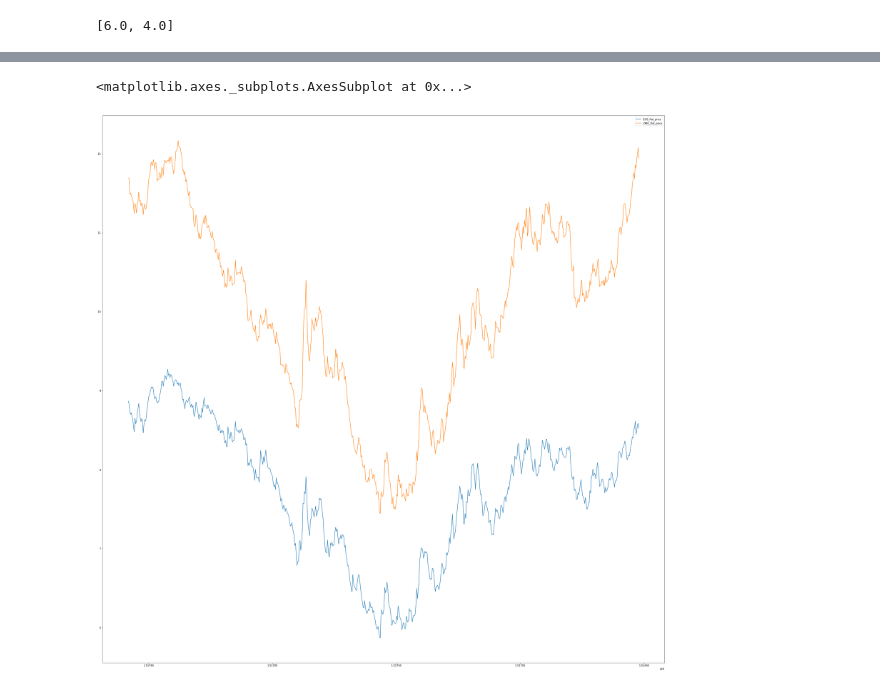
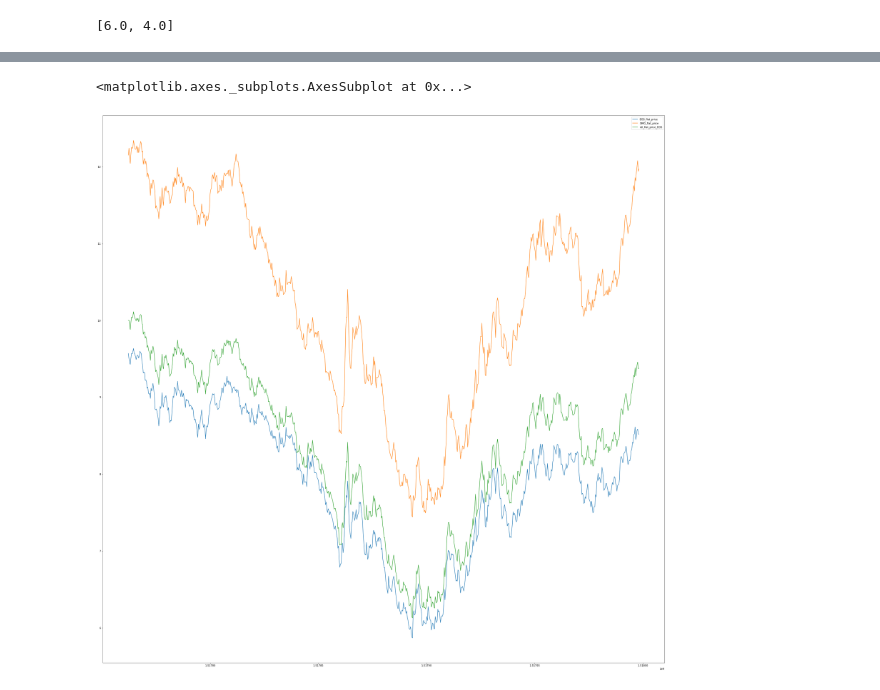
Before and after one commit to winkidney/ntl_sim, a Jupyter notebook: TokernGetter.ipynb, the cells around one changed output, grey strips where cells are left out. Saved outputs shown, nothing was run; the diff lists cells and outputs as text; code cells hidden in the pictures.

```diff
--- a/TokernGetter.ipynb
+++ b/TokernGetter.ipynb
@@ -662,7 +679,7 @@ result[1].plot(y=['OMG_flat_price', 'ntl_OMG_price'], figsize=(30, 30))
 # %%
 concated = pd.merge(result[0], result[1], left_index=True, right_index=True)
-for index in range(2, 4):
-    concated = pd.merge(concated, result[index], left_index=True, right_index=True)
+# for index in range(2, 4):
+#     concated = pd.merge(concated, result[index], left_index=True, right_index=True)
 # %%
 concated.plot()
 # %% [output]
@@ -689,16 +706,16 @@ concated['ntl_OMG_flat_price'] = concated['ntl_OMG_price'] * concated['OMG_flat_
 # %%
 y = [
     'EOS_flat_price', 'OMG_flat_price',
 #    'ntl_OMG_flat_price', 'ntl_EOS_flat_price',
-#    'ntl_flat_price_EOS',
+    'ntl_flat_price_EOS',
 ]
 # y = ['EOS_flat_price', 'OMG_flat_price', 'ntl_OMG_price', 'ntl_OMG_flat_price']
 concated = concated[:]
-concated['ntl_flat_price_EOS'] = concated['ntl_flat_price_EOS']
+concated['ntl_flat_price_EOS'] = concated['ntl_flat_price_EOS'] * 10
 concated.plot(y=y, figsize=(40, 40))
 # %% [output]
 <matplotlib.axes._subplots.AxesSubplot at 0x...>
-[figure, old version]
+[figure, new version]
 # %%
 concated['ntl_total_supply_EOS'].plot(figsize=(40, 20))
 # %% [output]
```
Also changed, not shown: parts of 13 cells of this notebook, 2 other files.
